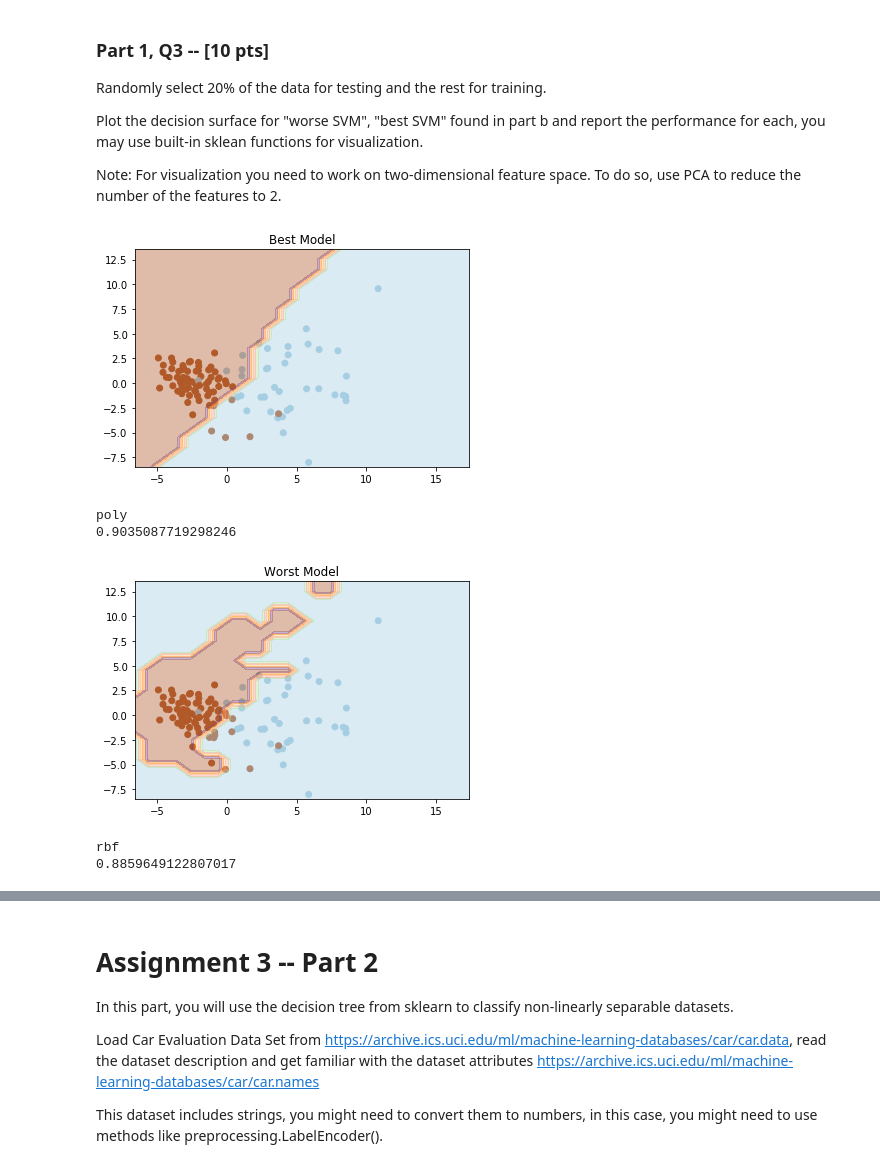
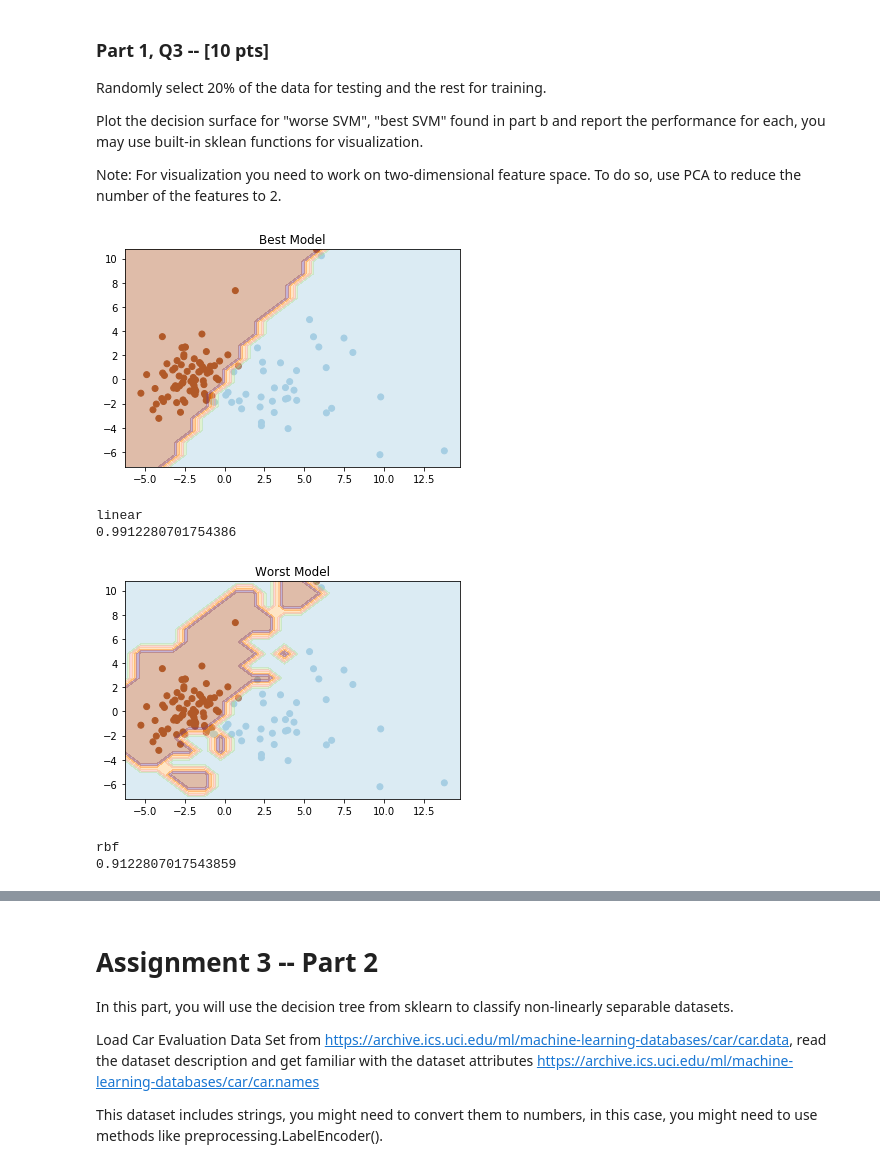
Before and after one commit to ltrinity/ML, a Jupyter notebook: Assignment3.ipynb, the cells around one changed output, grey strips where cells are left out. Drawn from its saved outputs; the diff is of its cells as text; code cells hidden in the pictures.

```diff
--- a/Assignment3.ipynb
+++ b/Assignment3.ipynb
@@ -93,7 +93,7 @@ from time import time
 from scipy.stats import expon
 import random
 # Utility function to report best scores
-def report(results, n_top=20):
+def report(results, n_top=6):
     for i in range(1, n_top + 1):
         candidates = np.flatnonzero(results['rank_test_score'] == i)
         for candidate in candidates:
@@ -105,14 +105,15 @@ def report(results, n_top=20):
             print("")
 
 
+
 # specify parameters and distributions to sample from
-param_dist = {"C": expon(scale=1000),
+param_dist = {"C": expon(scale=2000),
              "gamma": expon(scale=1),
              "kernel":['linear','sigmoid','poly','rbf'],
              "class_weight":["balanced",None]}
 
 # run randomized search
-n_iter_search = 20
+n_iter_search = 10
 model = svm.SVC()
 random_search = RandomizedSearchCV(model, param_distributions=param_dist,
                                    n_iter=n_iter_search, cv=5, iid=False)
@@ -154,43 +157,43 @@ Note: For visualization you need to work on two-dimensional feature space. To do
 #decision boundary code source: https://stackoverflow.com/questions/19054923/plot-decision-boundary-matplotlib
 from sklearn.decomposition import PCA
 import matplotlib.pyplot as plt
-bestModel = svm.SVC(kernel='poly', gamma = 1.2421520958767756, C=126.79642526433743)
-worstModel = svm.SVC(kernel='rbf',gamma=1.0619260683468157,C=107.26480555937796,class_weight='balanced')
+bestModel = svm.SVC(kernel='linear', gamma = 1.0842668872317147, C=2194.837848305427)
+worstModel = svm.SVC(kernel='rbf',gamma=1.1359589937978536,C=1197.713070561462,class_weight='balanced')
 pca = PCA(n_components=2)
 principalComponents = pca.fit_transform(X_trainScaled)
 X_reduced_train = pd.DataFrame(data = principalComponents, columns = ['PC1', 'PC2'])
 pca2 = PCA(n_components=2)
 principalComponents2 = pca2.fit_transform(X_testScaled)
 X_reduced_test = pd.DataFrame(data = principalComponents2, columns = ['PC1', 'PC2'])
 models = [bestModel,worstModel]
 title = ["Best Model","Worst Model"]
 i = 0
 for model in models:
     model.fit(X_reduced_train,y_train)
     # X - some data in 2dimensional np.array
     h=1
-    x_min, x_max = X_reduced['PC1'].min() - 1, X_reduced['PC1'].max() + 1
-    y_min, y_max = X_reduced['PC2'].min() - 1, X_reduced['PC2'].max() + 1
+    x_min, x_max = X_reduced_test['PC1'].min() - 1, X_reduced_test['PC1'].max() + 1
+    y_min, y_max = X_reduced_test['PC2'].min() - 1, X_reduced_test['PC2'].max() + 1
     xx, yy = np.meshgrid(np.arange(x_min, x_max, h),
                          np.arange(y_min, y_max, h))
 
     # here "model" is your model's prediction (classification) function
     Z = model.predict(np.c_[xx.ravel(), yy.ravel()])
     # Put the result into a color plot
     Z = Z.reshape(xx.shape)
     # Plot also the training points
     plt.scatter(X_reduced_test['PC1'], X_reduced_test['PC2'], c=y_test, cmap=plt.cm.Paired)
     plt.contourf(xx, yy, Z, cmap=plt.cm.Paired,alpha=.4)
     plt.title(title[i])
     i+=1
     plt.show()
     print(model.kernel)
     prediction=model.predict(X_reduced_test)
     print(metrics.accuracy_score(prediction,y_test))
 # %% [output]
-[figure, old version]
+[figure, new version]
-poly
-0.9035087719298246
+linear
+0.9912280701754386
-[figure, old version]
+[figure, new version]
 rbf
-0.8859649122807017
+0.9122807017543859
```
Also changed, not shown: parts of 5 cells of this notebook, 2 other files.
